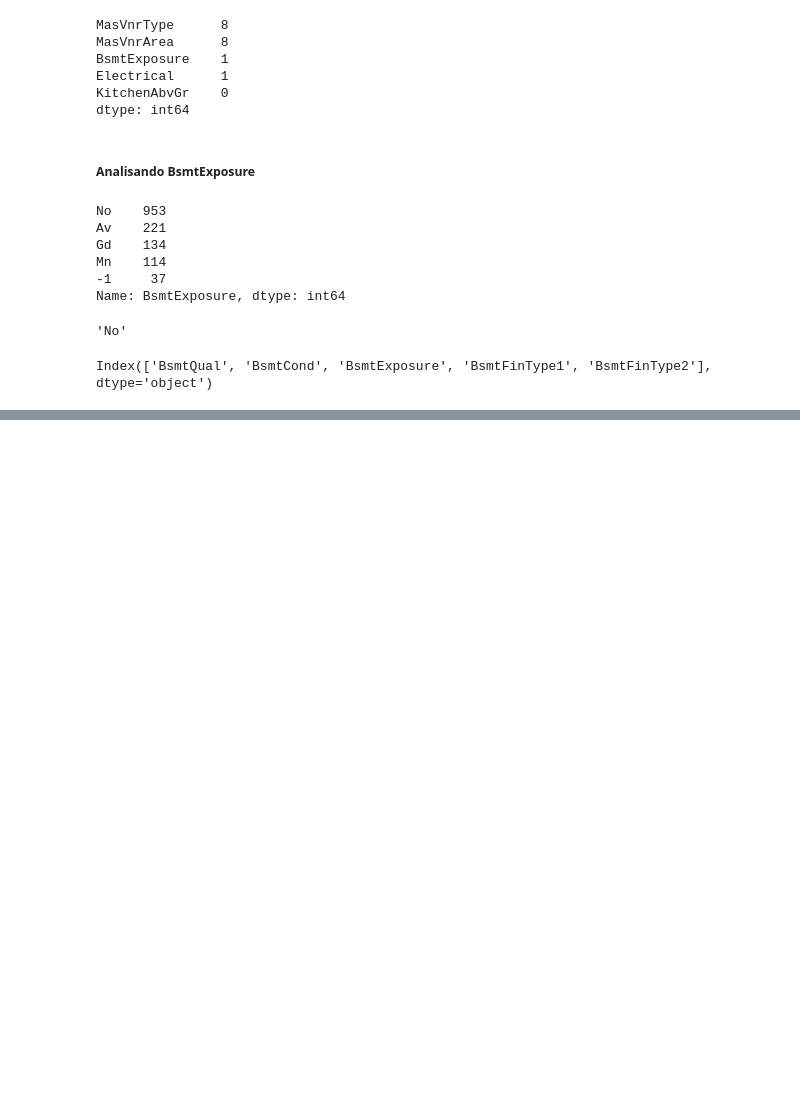
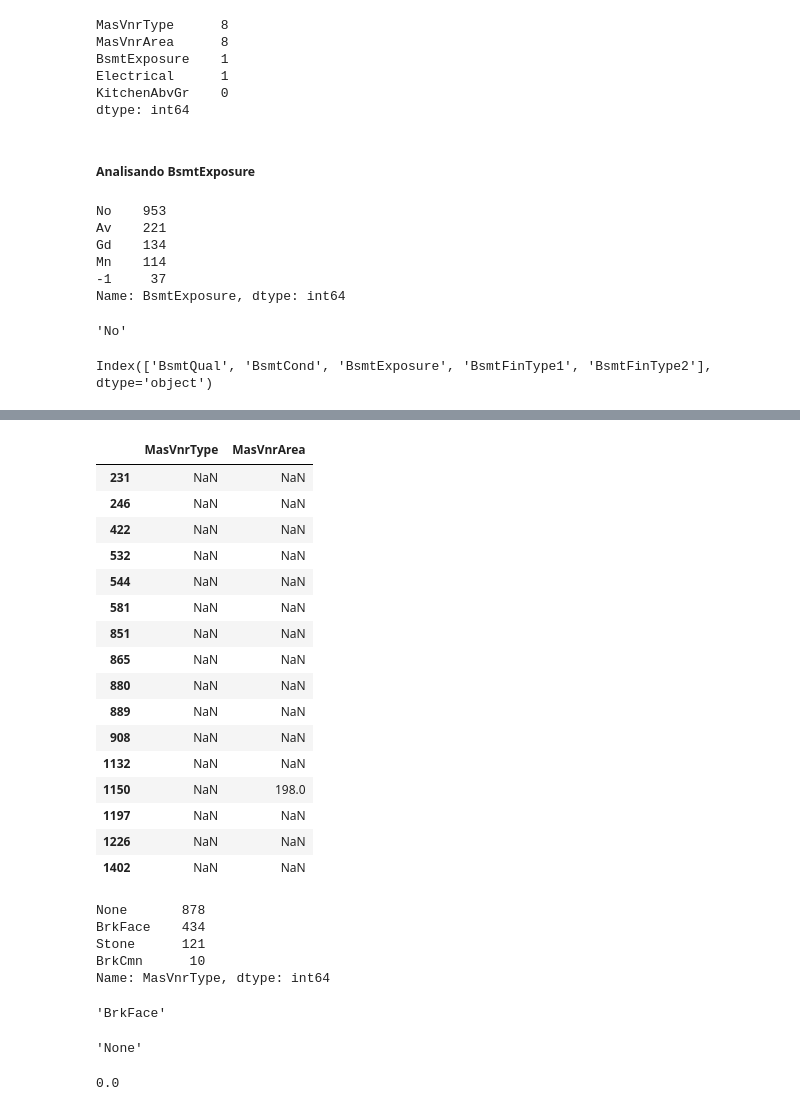
Before and after one commit to Bredariolcaroline/Data-analysis-and-data-science, a Jupyter notebook: House_Prices_Data_cleaning.ipynb, the cells around one changed output, grey strips where cells are left out. Drawn from its saved outputs; the diff is of its cells as text; code cells hidden in the pictures; blank space fills up the shorter version.

```diff
--- a/House_Prices_Data_cleaning.ipynb
+++ b/House_Prices_Data_cleaning.ipynb
@@ -564,0 +583,3 @@ teste.loc[(teste.BsmtQual.isnull()) & (teste.BsmtCond.notnull()),'BsmtQual'] = t
+# %%
+#substituindo por 1 nas colunas de texto
+teste.loc[teste.BsmtQual.isnull(),['BsmtQual','BsmtCond','BsmtExposure','BsmtFinType1','BsmtFinType2']] = -1
@@ -564,0 +619,3 @@ teste.loc[(teste.BsmtQual.isnull()) & (teste.BsmtCond.notnull()),'BsmtQual'] = t
+# %%
+#usando a moda para substituir o Na
+teste.loc[teste.BsmtCond.isnull(),'BsmtCond'] = teste.BsmtCond.mode()[0]
@@ -564,0 +629,6 @@ teste.loc[(teste.BsmtQual.isnull()) & (teste.BsmtCond.notnull()),'BsmtQual'] = t
+# %%
+#substituindo pelo valor mais frequente
+teste.loc[teste.BsmtCond.isnull(),'BsmtCond'] = teste.BsmtCond.mode()[0]
+# %%
+#substituindo pelo valor mais frequente
+teste.loc[teste.BsmtExposure.isnull(),'BsmtExposure'] = teste.BsmtExposure.mode()[0]
@@ -564,0 +725,34 @@ teste.loc[(teste.BsmtQual.isnull()) & (teste.BsmtCond.notnull()),'BsmtQual'] = t
+# %%
+teste.loc[teste.MasVnrType.isnull(),['MasVnrType','MasVnrArea']]
+# %% [output]
+|  | MasVnrType | MasVnrArea |
+| 231 | NaN | NaN |
+| 246 | NaN | NaN |
+| 422 | NaN | NaN |
+| 532 | NaN | NaN |
+| 544 | NaN | NaN |
+| 581 | NaN | NaN |
+| 851 | NaN | NaN |
+| 865 | NaN | NaN |
+| 880 | NaN | NaN |
+| 889 | NaN | NaN |
+| 908 | NaN | NaN |
+| 1132 | NaN | NaN |
+| 1150 | NaN | 198.0 |
+| 1197 | NaN | NaN |
+| 1226 | NaN | NaN |
+| 1402 | NaN | NaN |
+# %%
+#valores mais frequentes
+teste.MasVnrType.value_counts()
+# %% [output]
+None       878
+BrkFace    434
+Stone      121
+BrkCmn      10
+Name: MasVnrType, dtype: int64
+# %%
+# onde MasVnrArea não é zero
+teste[teste.MasVnrArea > 0].MasVnrType.mode()[0]
+# %% [output]
+'BrkFace'
@@ -564,0 +762,9 @@ teste.loc[(teste.BsmtQual.isnull()) & (teste.BsmtCond.notnull()),'BsmtQual'] = t
+# %%
+#para o restante dos valores
+treino.MasVnrType.mode()[0]
+# %% [output]
+'None'
+# %%
+treino.MasVnrArea.mode()[0]
+# %% [output]
+0.0
```
Also changed, not shown: parts of 33 cells of this notebook.
